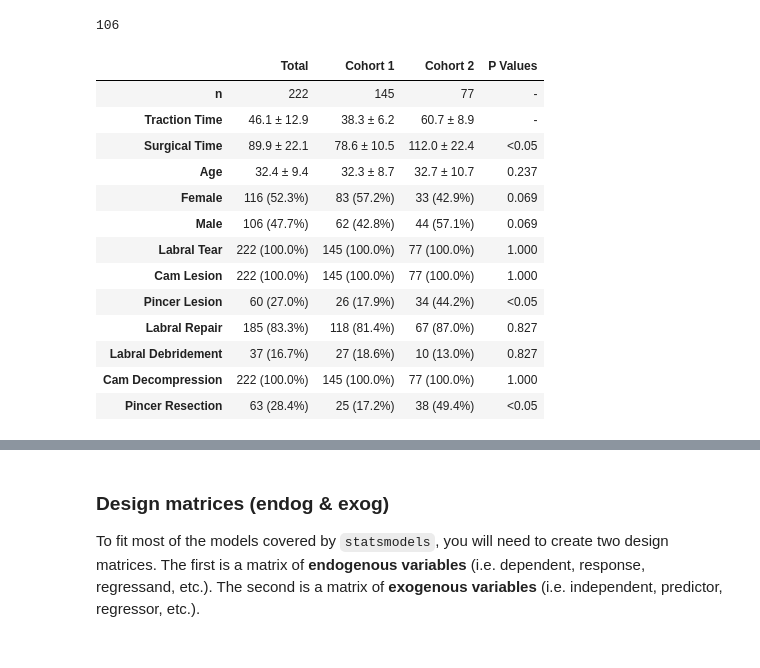
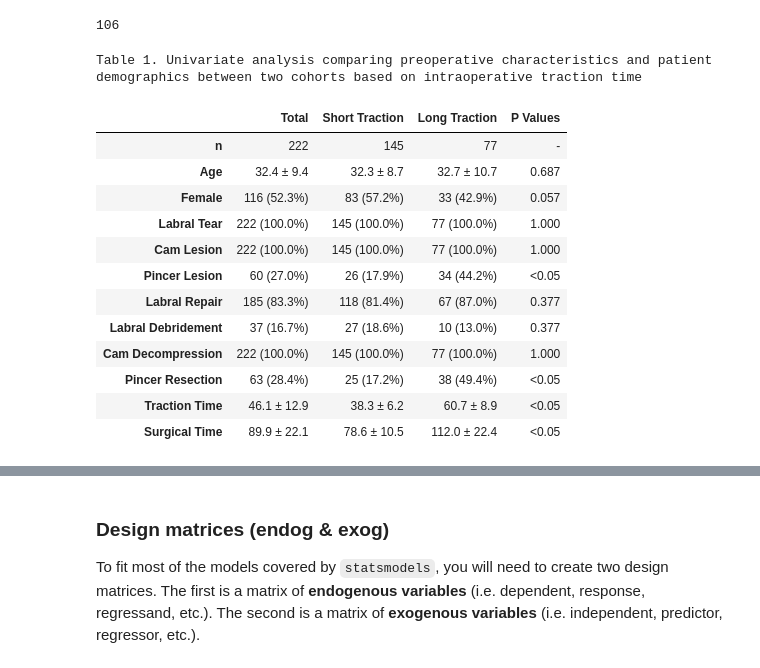
Before and after one commit to Darkbladecr/traction_proms, a Jupyter notebook: notebook.ipynb, the cells around one changed output, grey strips where cells are left out. Cells and saved outputs as stored; diff of their text form; code cells hidden in the pictures.

```diff
--- a/notebook.ipynb
+++ b/notebook.ipynb
@@ -603,18 +611,17 @@ dff['age'].count() - dff[dff['Sex'] == 'F']['Sex'].count()
 # %%
 col_table1 = [
   'n',
-  'Traction Time',
-  'Surgical Time',
   'Age',
   'Female',
-  'Male',
   'Labral Tear',
   'Cam Lesion',
   'Pincer Lesion',
   'Labral Repair',
   'Labral Debridement',
   'Cam Decompression',
-  'Pincer Resection'
+  'Pincer Resection',
+  'Traction Time',
+  'Surgical Time'
 ]
 
 def cohort_demo(*dfs):
@@ -623,11 +630,8 @@ def cohort_demo(*dfs):
     female_count = df[df['Sex'] == 'F']['Sex'].count()
     demo_series = [
       df['age'].count(),
-      "{0:.1f} ± {1:.1f}".format(df['GeneralTractionTime'].mean(), df['GeneralTractionTime'].std()),
-      "{0:.1f} ± {1:.1f}".format(df['GeneralSurgeryTime'].mean(), df['GeneralSurgeryTime'].std()),
       "{0:.1f} ± {1:.1f}".format(df['age'].mean(), df['age'].std()),
       "{0} ({1:.1f}%)".format(female_count, female_count/df['age'].count() * 100),
-      "{0} ({1:.1f}%)".format(df['age'].count() - female_count, (1-female_count/df['age'].count()) * 100),
       "{0} ({1:.1f}%)".format(df['PreDiagLabTear'].sum(), df['PreDiagLabTear'].mean() * 100),
       "{0} ({1:.1f}%)".format(df['PreDiagCam'].sum(), df['PreDiagCam'].mean() * 100),
       "{0} ({1:.1f}%)".format(df['PreDiagPincer'].sum(), df['PreDiagPincer'].mean() * 100),
@@ -635,56 +639,59 @@ def cohort_demo(*dfs):
       "{0} ({1:.1f}%)".format(df['ProcLTDwPres'].sum(), df['ProcLTDwPres'].mean() * 100),
       "{0} ({1:.1f}%)".format(df['ProcCamDecom'].sum(), df['ProcCamDecom'].mean() * 100),
       "{0} ({1:.1f}%)".format(df['ProcRimDecom'].sum(), df['ProcRimDecom'].mean() * 100),
+      "{0:.1f} ± {1:.1f}".format(df['GeneralTractionTime'].mean(), df['GeneralTractionTime'].std()),
+      "{0:.1f} ± {1:.1f}".format(df['GeneralSurgeryTime'].mean(), df['GeneralSurgeryTime'].std()),
     ]
     cohort_series.append(demo_series)
-  return pd.DataFrame(cohort_series, index=['Total', 'Cohort 1', 'Cohort 2'], columns=col_table1).T
+  return pd.DataFrame(cohort_series, index=['Total', 'Short Traction', 'Long Traction'], columns=col_table1).T
 
 fig1 = cohort_demo(dff, df_fast, df_slow)
 
 col_table1_raw = [
-  'GeneralSurgeryTime',
   'age',
-  'Sex',
   'Sex',
   'PreDiagLabTear',
   'PreDiagCam',
   'PreDiagPincer',
   'ProcLTDwRefix',
   'ProcLTDwPres',
   'ProcCamDecom',
-  'ProcRimDecom'
+  'ProcRimDecom',
+  'GeneralTractionTime',
+  'GeneralSurgeryTime',
 ]
 
-cohort_bool = dff['GeneralTractionTime'] < 60
-p_vals = ['-', '-']
+cohort_bool = dff['GeneralTractionTime'] < 50
+p_vals = ['-']
 
 for col in col_table1_raw:
   chisqt = pd.crosstab(cohort_bool, dff[col])
   value = np.array([chisqt.iloc[0].values, chisqt.iloc[1].values])
   p = chi2_contingency(value)[1]
   if p < 0.05:
     p = "<0.05"
   else:
     p = "{:.3f}".format(p)
   p_vals.append(p)
 
 fig1['P Values'] = p_vals
-fig1
+print("Table 1. Univariate analysis comparing preoperative characteristics and patient demographics between two cohorts based on intraoperative traction time")
+display(fig1)
 # %% [output]
+Table 1. Univariate analysis comparing preoperative characteristics and patient demographics between two cohorts based on intraoperative traction time
-|  | Total | Cohort 1 | Cohort 2 | P Values |
+|  | Total | Short Traction | Long Traction | P Values |
 | n | 222 | 145 | 77 | - |
-| Traction Time | 46.1 ± 12.9 | 38.3 ± 6.2 | 60.7 ± 8.9 | - |
-| Surgical Time | 89.9 ± 22.1 | 78.6 ± 10.5 | 112.0 ± 22.4 | <0.05 |
-| Age | 32.4 ± 9.4 | 32.3 ± 8.7 | 32.7 ± 10.7 | 0.237 |
-| Female | 116 (52.3%) | 83 (57.2%) | 33 (42.9%) | 0.069 |
-| Male | 106 (47.7%) | 62 (42.8%) | 44 (57.1%) | 0.069 |
+| Age | 32.4 ± 9.4 | 32.3 ± 8.7 | 32.7 ± 10.7 | 0.687 |
+| Female | 116 (52.3%) | 83 (57.2%) | 33 (42.9%) | 0.057 |
 | Labral Tear | 222 (100.0%) | 145 (100.0%) | 77 (100.0%) | 1.000 |
 | Cam Lesion | 222 (100.0%) | 145 (100.0%) | 77 (100.0%) | 1.000 |
 | Pincer Lesion | 60 (27.0%) | 26 (17.9%) | 34 (44.2%) | <0.05 |
-| Labral Repair | 185 (83.3%) | 118 (81.4%) | 67 (87.0%) | 0.827 |
-| Labral Debridement | 37 (16.7%) | 27 (18.6%) | 10 (13.0%) | 0.827 |
+| Labral Repair | 185 (83.3%) | 118 (81.4%) | 67 (87.0%) | 0.377 |
+| Labral Debridement | 37 (16.7%) | 27 (18.6%) | 10 (13.0%) | 0.377 |
 | Cam Decompression | 222 (100.0%) | 145 (100.0%) | 77 (100.0%) | 1.000 |
 | Pincer Resection | 63 (28.4%) | 25 (17.2%) | 38 (49.4%) | <0.05 |
+| Traction Time | 46.1 ± 12.9 | 38.3 ± 6.2 | 60.7 ± 8.9 | <0.05 |
+| Surgical Time | 89.9 ± 22.1 | 78.6 ± 10.5 | 112.0 ± 22.4 | <0.05 |
 # %%
 timelines_prom = [
   'Baseline',
```
Also changed, not shown: parts of 12 cells of this notebook, 2 other files.
